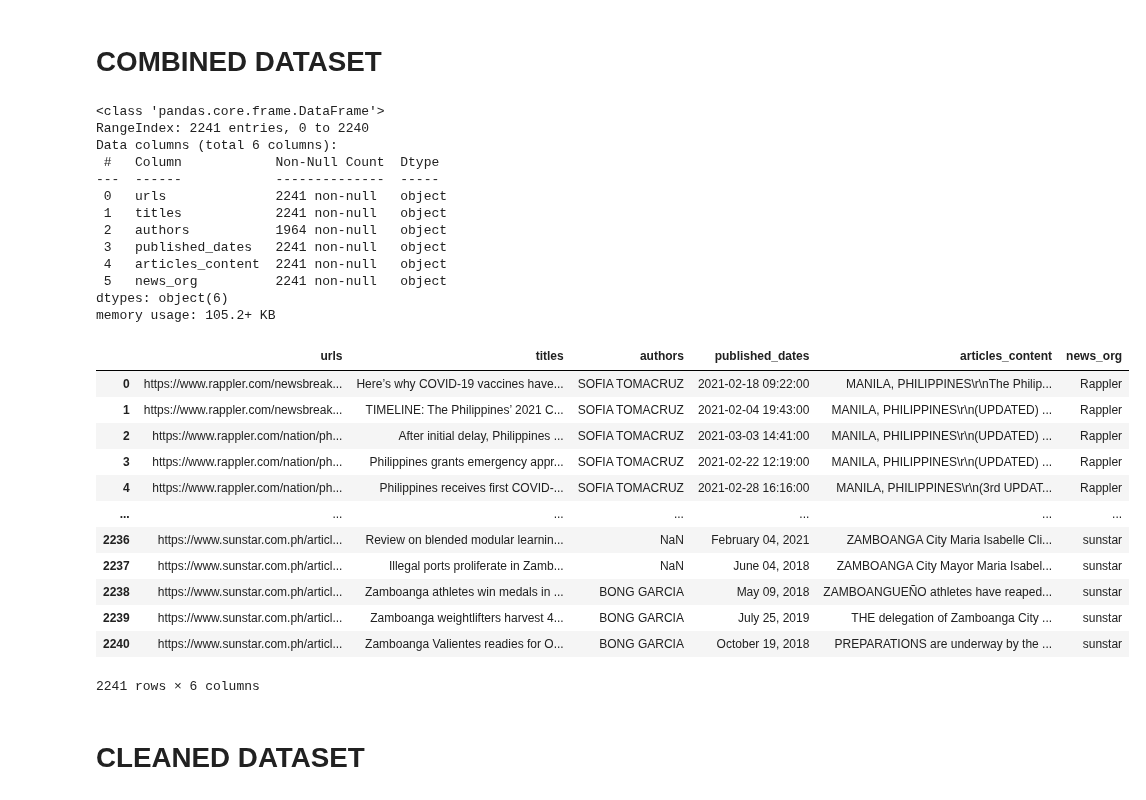
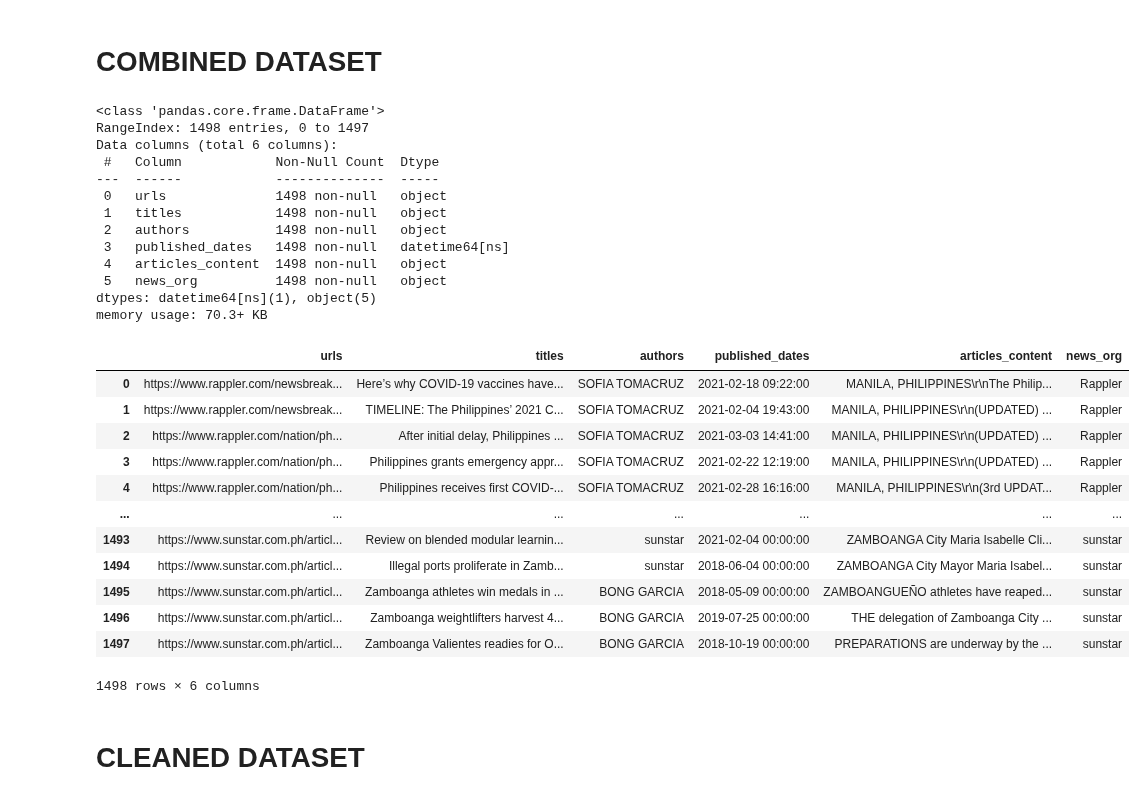
Before and after one commit to babybunso/team-sasa, a Jupyter notebook: sprint4project/1_combine_and_clean.ipynb, the cells around one changed output. Cells and saved outputs as stored; diff of their text form; code cells hidden in the pictures.

```diff
--- a/sprint4project/1_combine_and_clean.ipynb
+++ b/sprint4project/1_combine_and_clean.ipynb
@@ -87,6 +92,7 @@ memory usage: 35.0+ KB
 # %%
 # # TODO
 df_abscbn = pd.read_csv('datasets/abscbn_final.csv')
+df_abscbn['published_dates'] = pd.to_datetime(df_abscbn['published_dates'])
 df_abscbn.info()
 df_abscbn.head()
 # %% [output]
@@ -129,6 +156,8 @@ memory usage: 15.5+ KB
 # # TODO
 df_sunstar = pd.read_csv('datasets/sunstar_final.csv')
 df_sunstar = df_sunstar.dropna(subset = ['articles_content'])
+df_sunstar['published_dates'] = pd.to_datetime(df_sunstar['published_dates'])
+df_sunstar['authors'] = df_sunstar['authors'].fillna('sunstar')
 df_sunstar.info()
 df_sunstar.head()
 # %% [output]
@@ -185,47 +214,47 @@ df_cnn.head()
 # %%
 df = df_rappler.append(df_gma, ignore_index=True).\
                 append(df_cnn, ignore_index=True).\
-                append(df_manilabulletin, ignore_index=True).\
                 append(df_abscbn, ignore_index=True).\
                 append(df_sunstar, ignore_index=True)
+#     append(df_manilabulletin, ignore_index=True).\
 #     append(df_philstar, ignore_index=True).\
 #     append(df_themanilatimes, ignore_index=True).
 
 #     append(df_inquirer, ignore_index=True).\
 
 #     append(df_pna, ignore_index=True)
 
 # df['published_dates'] = pd.to_datetime(df['published_dates'])
 
 df.info()
 df
 # %% [output]
 <class 'pandas.core.frame.DataFrame'>
-RangeIndex: 2241 entries, 0 to 2240
+RangeIndex: 1498 entries, 0 to 1497
 Data columns (total 6 columns):
  #   Column            Non-Null Count  Dtype
 ---  ------            --------------  -----
- 0   urls              2241 non-null   object
- 1   titles            2241 non-null   object
- 2   authors           1964 non-null   object
- 3   published_dates   2241 non-null   object
- 4   articles_content  2241 non-null   object
- 5   news_org          2241 non-null   object
-dtypes: object(6)
-memory usage: 105.2+ KB
+ 0   urls              1498 non-null   object
+ 1   titles            1498 non-null   object
+ 2   authors           1498 non-null   object
+ 3   published_dates   1498 non-null   datetime64[ns]
+ 4   articles_content  1498 non-null   object
+ 5   news_org          1498 non-null   object
+dtypes: datetime64[ns](1), object(5)
+memory usage: 70.3+ KB
 |  | urls | titles | authors | published_dates | articles_content | news_org |
 | 0 | https://www.rappler.com/newsbreak... | Here’s why COVID-19 vaccines have... | SOFIA TOMACRUZ | 2021-02-18 09:22:00 | MANILA, PHILIPPINES\r\nThe Philip... | Rappler |
 | 1 | https://www.rappler.com/newsbreak... | TIMELINE: The Philippines’ 2021 C... | SOFIA TOMACRUZ | 2021-02-04 19:43:00 | MANILA, PHILIPPINES\r\n(UPDATED) ... | Rappler |
 | 2 | https://www.rappler.com/nation/ph... | After initial delay, Philippines ... | SOFIA TOMACRUZ | 2021-03-03 14:41:00 | MANILA, PHILIPPINES\r\n(UPDATED) ... | Rappler |
 | 3 | https://www.rappler.com/nation/ph... | Philippines grants emergency appr... | SOFIA TOMACRUZ | 2021-02-22 12:19:00 | MANILA, PHILIPPINES\r\n(UPDATED) ... | Rappler |
 | 4 | https://www.rappler.com/nation/ph... | Philippines receives first COVID-... | SOFIA TOMACRUZ | 2021-02-28 16:16:00 | MANILA, PHILIPPINES\r\n(3rd UPDAT... | Rappler |
 | ... | ... | ... | ... | ... | ... | ... |
-| 2236 | https://www.sunstar.com.ph/articl... | Review on blended modular learnin... | NaN | February 04, 2021 | ZAMBOANGA City Maria Isabelle Cli... | sunstar |
-| 2237 | https://www.sunstar.com.ph/articl... | Illegal ports proliferate in Zamb... | NaN | June 04, 2018 | ZAMBOANGA City Mayor Maria Isabel... | sunstar |
-| 2238 | https://www.sunstar.com.ph/articl... | Zamboanga athletes win medals in ... | BONG GARCIA | May 09, 2018 | ZAMBOANGUEÑO athletes have reaped... | sunstar |
-| 2239 | https://www.sunstar.com.ph/articl... | Zamboanga weightlifters harvest 4... | BONG GARCIA | July 25, 2019 | THE delegation of Zamboanga City ... | sunstar |
-| 2240 | https://www.sunstar.com.ph/articl... | Zamboanga Valientes readies for O... | BONG GARCIA | October 19, 2018 | PREPARATIONS are underway by the ... | sunstar |
+| 1493 | https://www.sunstar.com.ph/articl... | Review on blended modular learnin... | sunstar | 2021-02-04 00:00:00 | ZAMBOANGA City Maria Isabelle Cli... | sunstar |
+| 1494 | https://www.sunstar.com.ph/articl... | Illegal ports proliferate in Zamb... | sunstar | 2018-06-04 00:00:00 | ZAMBOANGA City Mayor Maria Isabel... | sunstar |
+| 1495 | https://www.sunstar.com.ph/articl... | Zamboanga athletes win medals in ... | BONG GARCIA | 2018-05-09 00:00:00 | ZAMBOANGUEÑO athletes have reaped... | sunstar |
+| 1496 | https://www.sunstar.com.ph/articl... | Zamboanga weightlifters harvest 4... | BONG GARCIA | 2019-07-25 00:00:00 | THE delegation of Zamboanga City ... | sunstar |
+| 1497 | https://www.sunstar.com.ph/articl... | Zamboanga Valientes readies for O... | BONG GARCIA | 2018-10-19 00:00:00 | PREPARATIONS are underway by the ... | sunstar |
-2241 rows × 6 columns
+1498 rows × 6 columns
 # %% [markdown]
 # CLEANED DATASET
 # %%
```
Also changed, not shown: parts of 8 cells of this notebook, 2 other files.
